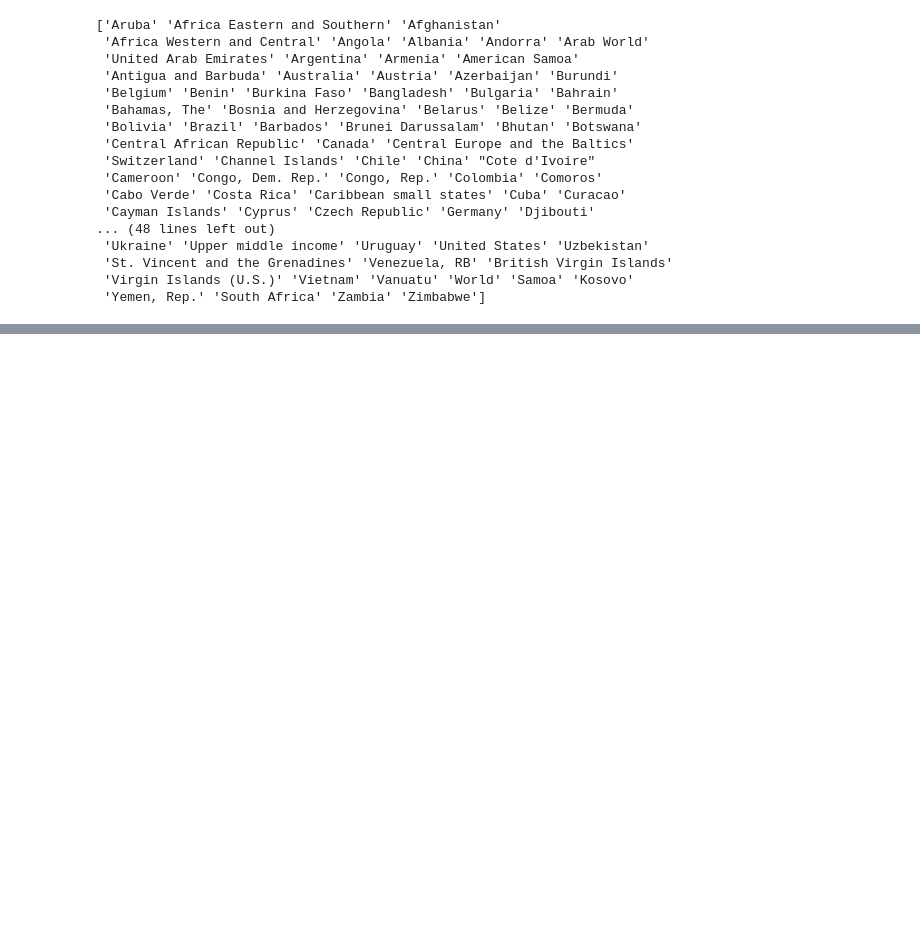
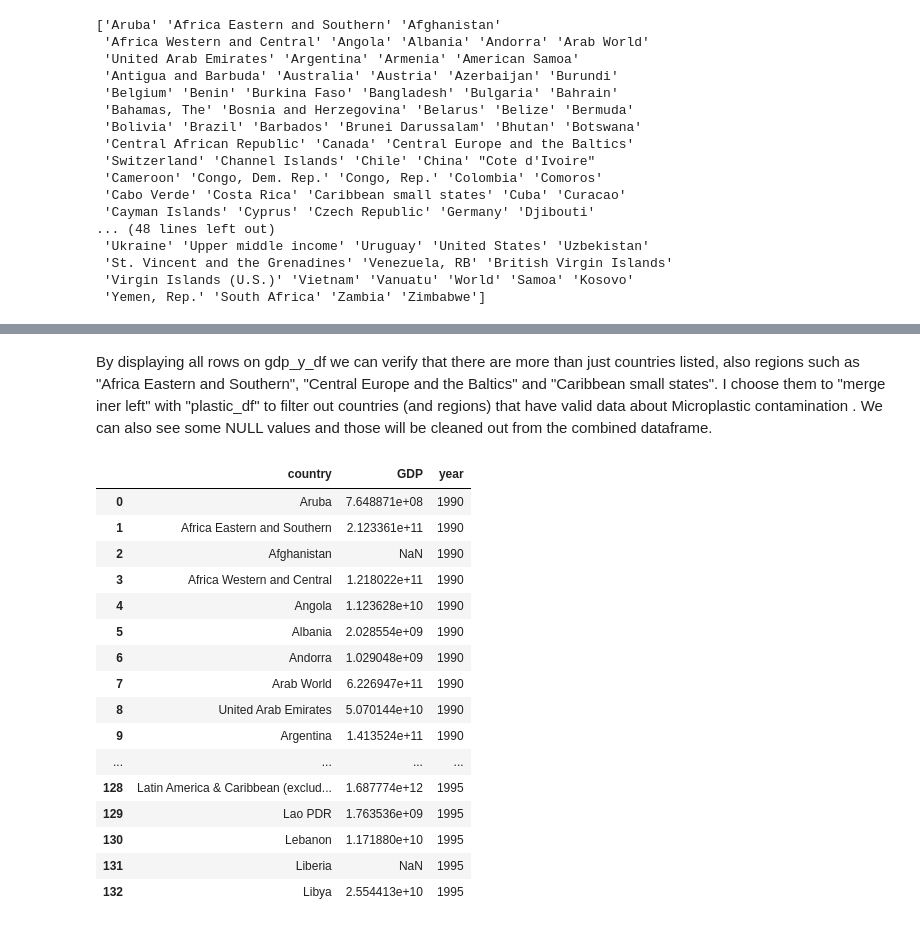
Before and after one commit to AnaCarioca/Microplastics, a Jupyter notebook: microplastic.ipynb, the cells around one changed output, grey strips where cells are left out. Saved outputs shown, nothing was run; the diff lists cells and outputs as text; code cells hidden in the pictures; blank space fills up the shorter version.

Commit message:
Data from GDP has been filtered and prepared to me rge with Data from Microplastic. Only relevant years were selected and a new colum "year" was created

```diff
--- a/microplastic.ipynb
+++ b/microplastic.ipynb
@@ -290,0 +295,5 @@ print(y2000_gdp_df)
+# %%
+y2010_gdp_df = pd.read_csv ("gdp.csv", usecols= ["Country Name","2010"])
+y2010_gdp_df.rename(columns={'2010': 'GDP', 'Country Name': 'country'}, inplace=True)
+y2010_gdp_df['year'] = '2010'
+print(y2010_gdp_df)
@@ -290,0 +315,5 @@ print(y2000_gdp_df)
+# %%
+y2015_gdp_df = pd.read_csv ("gdp.csv", usecols= ["Country Name","2015"])
+y2015_gdp_df.rename(columns={'2015': 'GDP', 'Country Name': 'country'}, inplace=True)
+y2015_gdp_df['year'] = '2015'
+print(y2015_gdp_df)
@@ -290,0 +335,5 @@ print(y2000_gdp_df)
+# %%
+y2018_gdp_df = pd.read_csv ("gdp.csv", usecols= ["Country Name","2018"])
+y2018_gdp_df.rename(columns={'2018': 'GDP', 'Country Name': 'country'}, inplace=True)
+y2018_gdp_df['year'] = '2018'
+print(y2018_gdp_df)
@@ -290,0 +357,3 @@ print(y2000_gdp_df)
+# %%
+gdp_y_df = pd.concat ([y1990_gdp_df,y1995_gdp_df,y2000_gdp_df,y2005_gdp_df,y2010_gdp_df,y2015_gdp_df,y2018_gdp_df])
+print (gdp_y_df)
@@ -290,0 +391,23 @@ print(y2000_gdp_df)
+# %% [markdown]
+By displaying all rows on gdp_y_df we can verify that there are more than just countries listed, also regions such as "Africa Eastern and Southern", "Central Europe and the Baltics" and "Caribbean small states". I choose them to "merge iner left" with "plastic_df" to filter out countries (and regions) that have valid data about Microplastic contamination . We can also see some NULL values and those will be cleaned out from the combined dataframe.
+# %%
+pd.set_option ('display.max.rows',1863)
+gdp_y_df
+# %% [output]
+|  | country | GDP | year |
+| 0 | Aruba | 7.648871e+08 | 1990 |
+| 1 | Africa Eastern and Southern | 2.123361e+11 | 1990 |
+| 2 | Afghanistan | NaN | 1990 |
+| 3 | Africa Western and Central | 1.218022e+11 | 1990 |
+| 4 | Angola | 1.123628e+10 | 1990 |
+| 5 | Albania | 2.028554e+09 | 1990 |
+| 6 | Andorra | 1.029048e+09 | 1990 |
+| 7 | Arab World | 6.226947e+11 | 1990 |
+| 8 | United Arab Emirates | 5.070144e+10 | 1990 |
+| 9 | Argentina | 1.413524e+11 | 1990 |
+| ... | ... | ... | ... |
+| 128 | Latin America & Caribbean (exclud... | 1.687774e+12 | 1995 |
+| 129 | Lao PDR | 1.763536e+09 | 1995 |
+| 130 | Lebanon | 1.171880e+10 | 1995 |
+| 131 | Liberia | NaN | 1995 |
+| 132 | Libya | 2.554413e+10 | 1995 |
```
Also changed, not shown: parts of 12 cells of this notebook.
